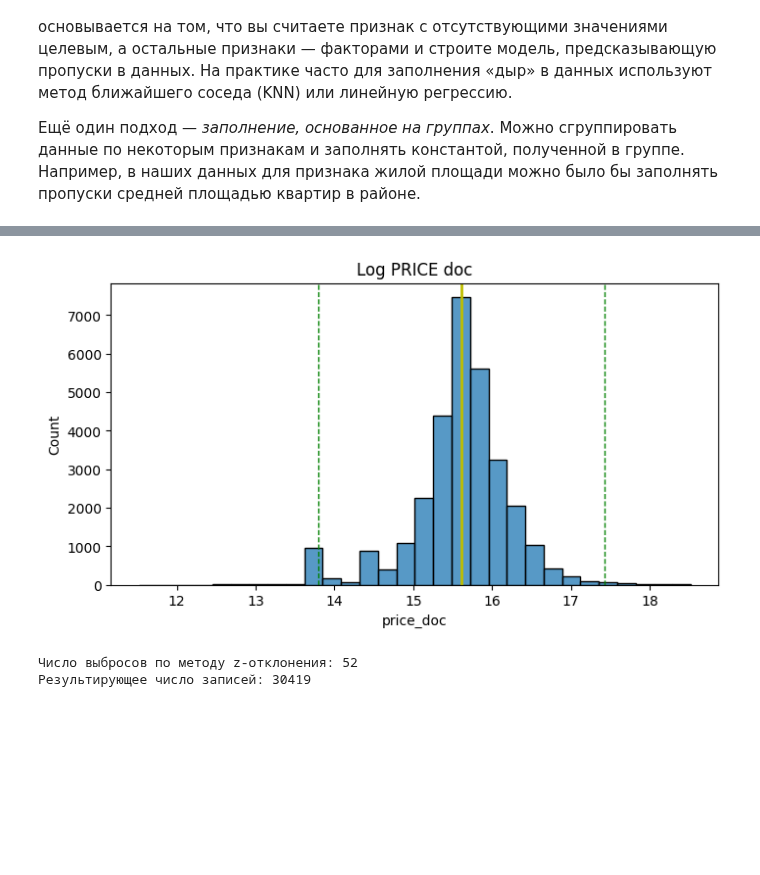
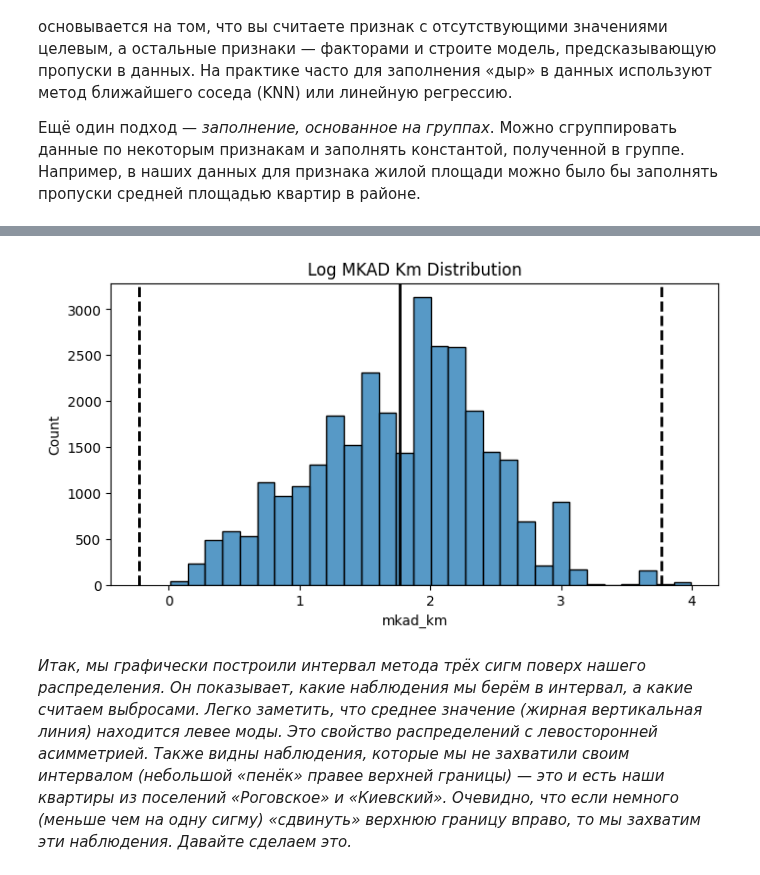
Before and after one commit to Ryba4koff/SkillFactore_DataScience, a Jupyter notebook: PYTHON-14. Очистка данных/Очистка данных.ipynb, the cells around one changed output, grey strips where cells are left out. Cells and saved outputs as stored; diff of their text form; code cells hidden in the pictures; blank space fills up the shorter version.

```diff
--- a/PYTHON-14. Очистка данных/Очистка данных.ipynb
+++ b/PYTHON-14. Очистка данных/Очистка данных.ipynb
@@ -467,17 +710,12 @@ print(f'Результирующее число записей: {cleaned.shape[0
 # %%
 fig, ax = plt.subplots(1, 1, figsize=(8, 4))
-log_price_doc = np.log(sber_data['price_doc']+1)
-histplot = sns.histplot(log_price_doc, bins=30, ax=ax)
-histplot.axvline(log_price_doc.mean(), color='y', lw=2)
-histplot.axvline(log_price_doc.mean() + 3 * log_price_doc.std(), color='g', ls='--', lw=1)
-histplot.axvline(log_price_doc.mean() - 3 * log_price_doc.std(), color='g', ls='--', lw=1)
-histplot.set_title('Log PRICE doc');
+log_mkad_km = np.log(sber_data['mkad_km'] + 1)
+histplot = sns.histplot(log_mkad_km, bins=30, ax=ax)
+histplot.axvline(log_mkad_km.mean(), color='k', lw=2)
+histplot.axvline(log_mkad_km.mean()+ 3 * log_mkad_km.std(), color='k', ls='--', lw=2)
+histplot.axvline(log_mkad_km.mean()- 3 * log_mkad_km.std(), color='k', ls='--', lw=2)
+histplot.set_title('Log MKAD Km Distribution');
 # %% [output]
-[figure, old version]
+[figure, new version]
-# %%
-outliers, cleaned = outliers_z_score_mod(sber_data, 'price_doc', log_scale=True, left=3.7, right=3.7)
-print(f'Число выбросов по методу z-отклонения: {outliers.shape[0]}')
-print(f'Результирующее число записей: {cleaned.shape[0]}')
-# %% [output]
-Число выбросов по методу z-отклонения: 52
-Результирующее число записей: 30419
+# %% [markdown]
+*Итак, мы графически построили интервал метода трёх сигм поверх нашего распределения. Он показывает, какие наблюдения мы берём в интервал, а какие считаем выбросами. Легко заметить, что среднее значение (жирная вертикальная линия) находится левее моды. Это свойство распределений с левосторонней асимметрией. Также видны наблюдения, которые мы не захватили своим интервалом (небольшой «пенёк» правее верхней границы) — это и есть наши квартиры из поселений «Роговское» и «Киевский». Очевидно, что если немного (меньше чем на одну сигму) «сдвинуть» верхнюю границу вправо, то мы захватим эти наблюдения. Давайте сделаем это.*
```
Also changed, not shown: parts of 42 cells of this notebook.
